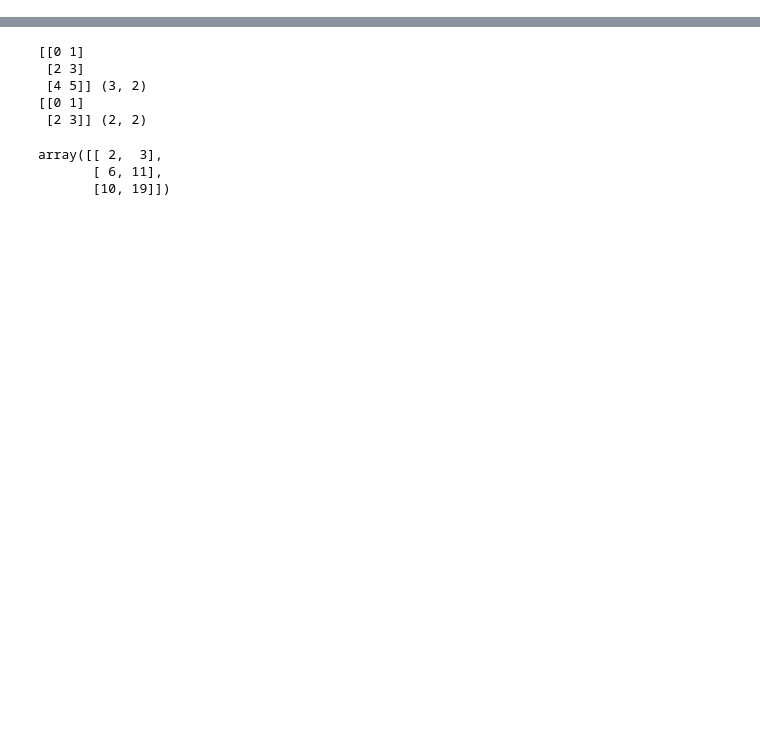
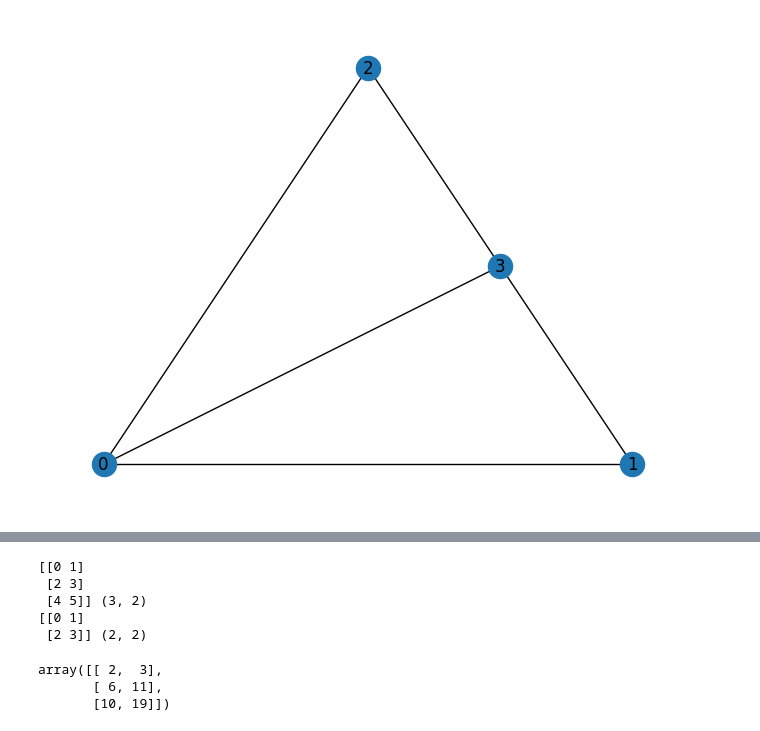
Before and after one commit to siroj99/Master_thesis, a Jupyter notebook: code/laplacians.ipynb, the cells around one changed output, grey strips where cells are left out. Cells and saved outputs as stored; diff of their text form; code cells hidden in the pictures; blank space fills up the shorter version.

```diff
--- a/code/laplacians.ipynb
+++ b/code/laplacians.ipynb
@@ -57,12 +14,48 @@ def persistent_Laplacian(Bqplus1: np.array, Bq: np.array, verb = False) -> np.ar
 # %%
+def create_cycle(n, start_n = 0):
+    simplices = []
+    for v_i in range(n):
+        simplices.append(([v_i+start_n], 0))
+        simplices.append(([v_i+start_n, (v_i+1)%n+start_n], 1))
+    return simplices
 
-f = d.Filtration()
+
 # Drawn
-simplices = [([0], 0), ([1], 1), ([2], 2), ([3], 3), ([1,0], 4), ([0,3], 5), ([1,3], 6), ([2,3], 7), ([0,2], 8), ([0,1,3], 9), ([0,2,3], 10)]
+simplices = [([0], 0), ([1], 1), ([2], 2), ([3], 3), ([1,0], 4), ([0,3], 5), ([1,3], 6), ([2,3], 7), ([0,2], 8), ([0,1,3], 9)]#, ([0,2,3], 10)]
 
 # Test
 # simplices = [([0], 0), ([1], 0), ([2], 0), ([3], 0), ([0,2], 1), ([0,3], 1), ([2,3], 1), ([0,1], 2), ([0,2,3], 3)]
+
+# Drawn new
+# simplices = [([0], 0), ([1], 0), ([2], 0), ([3], 1), ([0,1], 2), ([1,2], 2), ([2,3], 2), ([0,2], 3), ([0,3], 3), ([4], 4), ([2,4], 5), ([3,4], 5), ([0,1,2], 6), ([2,3,4], 7)]#, ([0,2,3], 8)]
+
+# Cycles
+# x = 2
+# y = 2
+# overlap = 1
+# simplices = create_cycle(x) + create_cycle(y, start_n=x-overlap)
+# simplices.append(([7], 0))
+# simplices.append(([6,7], 1))
+# simplices = create_cycle(7)
+# simplices.append(([10], 2))
+# simplices.append(([0,2], 2))
+# simplices.append(([0,1,2], 2))
+# simplices.append(([0,3], 3))
+# simplices.append(([0,2,3], 3))
+# print(simplices)
+
+f = d.Filtration()
 for vertices, time in simplices:
     f.append(d.Simplex(vertices, time))
+
+# Drawing graph
+G = nx.Graph()
 f.sort()
-max_time = int(f[len(f)-1].data)
+for s in f:
+    if s.dimension() == 0:
+        G.add_node(s[0])
+    elif s.dimension() == 1:
+        G.add_edge(s[0], s[1])
+nx.draw_planar(G, with_labels=True)
+# %% [output]
+[figure, added]
```
Also changed, not shown: parts of 23 cells of this notebook, 2 other files.
